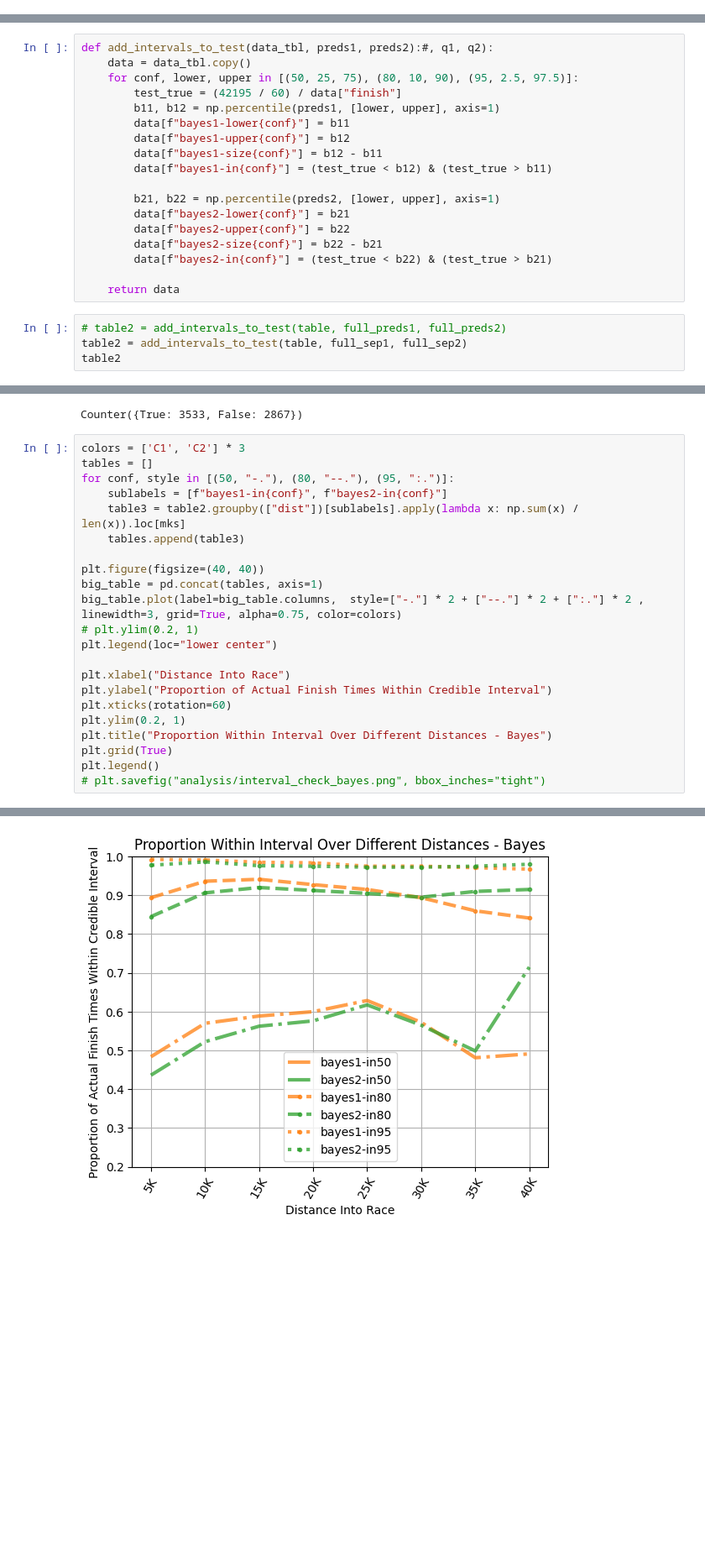
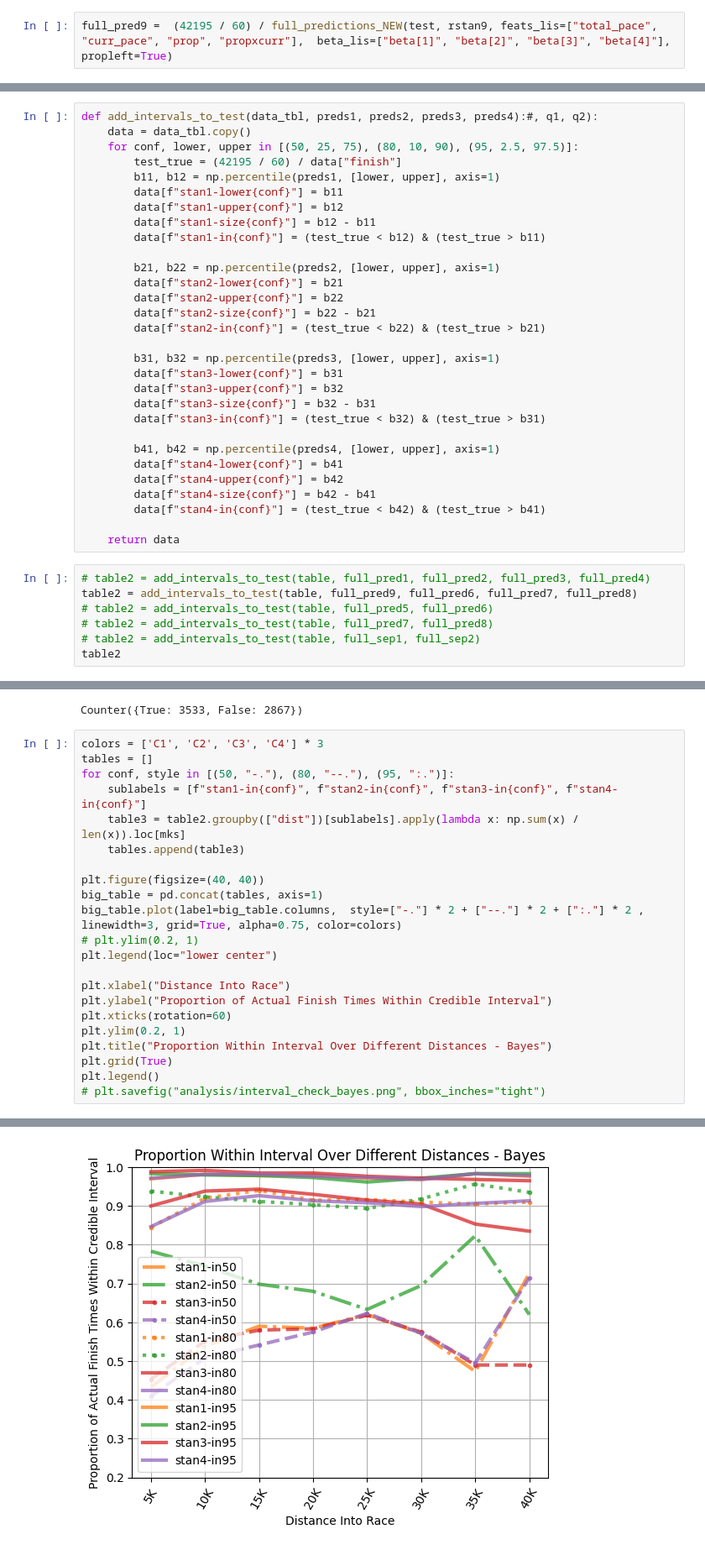
Before and after one commit to eaegerber/Marathon_Predictor, a Jupyter notebook: pystan_test.ipynb, the cells around one changed output, grey strips where cells are left out. Shown at 84% size. Saved outputs shown, nothing was run; the diff lists cells and outputs as text; blank space fills up the shorter version.

Commit message:
Added various rstan results

```diff
--- a/pystan_test.ipynb
+++ b/pystan_test.ipynb
@@ -166,0 +288,2 @@ full_preds1.shape, full_preds2.shape, full_sep1.shape, full_sep2.shape
+# %%
+full_pred9 =  (42195 / 60) / full_predictions_NEW(test, rstan9, feats_lis=["total_pace", "curr_pace", "prop", "propxcurr"],  beta_lis=["beta[1]", "beta[2]", "beta[3]", "beta[4]"], propleft=True)
@@ -177,24 +313,39 @@ full_preds1.shape
 # %%
-def add_intervals_to_test(data_tbl, preds1, preds2):#, q1, q2):
+def add_intervals_to_test(data_tbl, preds1, preds2, preds3, preds4):#, q1, q2):
     data = data_tbl.copy()
     for conf, lower, upper in [(50, 25, 75), (80, 10, 90), (95, 2.5, 97.5)]:
         test_true = (42195 / 60) / data["finish"]
         b11, b12 = np.percentile(preds1, [lower, upper], axis=1)
-        data[f"bayes1-lower{conf}"] = b11
-        data[f"bayes1-upper{conf}"] = b12
-        data[f"bayes1-size{conf}"] = b12 - b11
-        data[f"bayes1-in{conf}"] = (test_true < b12) & (test_true > b11)
+        data[f"stan1-lower{conf}"] = b11
+        data[f"stan1-upper{conf}"] = b12
+        data[f"stan1-size{conf}"] = b12 - b11
+        data[f"stan1-in{conf}"] = (test_true < b12) & (test_true > b11)
 
         b21, b22 = np.percentile(preds2, [lower, upper], axis=1)
-        data[f"bayes2-lower{conf}"] = b21
-        data[f"bayes2-upper{conf}"] = b22
-        data[f"bayes2-size{conf}"] = b22 - b21
-        data[f"bayes2-in{conf}"] = (test_true < b22) & (test_true > b21)
+        data[f"stan2-lower{conf}"] = b21
+        data[f"stan2-upper{conf}"] = b22
+        data[f"stan2-size{conf}"] = b22 - b21
+        data[f"stan2-in{conf}"] = (test_true < b22) & (test_true > b21)
+
+        b31, b32 = np.percentile(preds3, [lower, upper], axis=1)
+        data[f"stan3-lower{conf}"] = b31
+        data[f"stan3-upper{conf}"] = b32
+        data[f"stan3-size{conf}"] = b32 - b31
+        data[f"stan3-in{conf}"] = (test_true < b32) & (test_true > b31)
+
+        b41, b42 = np.percentile(preds4, [lower, upper], axis=1)
+        data[f"stan4-lower{conf}"] = b41
+        data[f"stan4-upper{conf}"] = b42
+        data[f"stan4-size{conf}"] = b42 - b41
+        data[f"stan4-in{conf}"] = (test_true < b42) & (test_true > b41)
 
     return data
 # %%
-# table2 = add_intervals_to_test(table, full_preds1, full_preds2)
-table2 = add_intervals_to_test(table, full_sep1, full_sep2)
+# table2 = add_intervals_to_test(table, full_pred1, full_pred2, full_pred3, full_pred4)
+table2 = add_intervals_to_test(table, full_pred9, full_pred6, full_pred7, full_pred8)
+# table2 = add_intervals_to_test(table, full_pred5, full_pred6)
+# table2 = add_intervals_to_test(table, full_pred7, full_pred8)
+# table2 = add_intervals_to_test(table, full_sep1, full_sep2)
 table2
 # %% [output]
 |  | id | dist | curr_pace | total_pace | finish | age | gender | year | prop | propleft | ... |
@@ -216,29 +367,29 @@ Counter(table2["bayes1-in50"])
 # %% [output]
 Counter({True: 3533, False: 2867})
 # %%
-colors = ['C1', 'C2'] * 3
+colors = ['C1', 'C2', 'C3', 'C4'] * 3
 tables = []
 for conf, style in [(50, "-."), (80, "--."), (95, ":.")]:
-    sublabels = [f"bayes1-in{conf}", f"bayes2-in{conf}"]
+    sublabels = [f"stan1-in{conf}", f"stan2-in{conf}", f"stan3-in{conf}", f"stan4-in{conf}"]
     table3 = table2.groupby(["dist"])[sublabels].apply(lambda x: np.sum(x) / len(x)).loc[mks]
     tables.append(table3)
 
 plt.figure(figsize=(40, 40))
 big_table = pd.concat(tables, axis=1)
 big_table.plot(label=big_table.columns,  style=["-."] * 2 + ["--."] * 2 + [":."] * 2 , linewidth=3, grid=True, alpha=0.75, color=colors)
 # plt.ylim(0.2, 1)
 plt.legend(loc="lower center")
 
 plt.xlabel("Distance Into Race")
 plt.ylabel("Proportion of Actual Finish Times Within Credible Interval")
 plt.xticks(rotation=60)
 plt.ylim(0.2, 1)
 plt.title("Proportion Within Interval Over Different Distances - Bayes")
 plt.grid(True)
 plt.legend()
 # plt.savefig("analysis/interval_check_bayes.png", bbox_inches="tight")
 # %% [output]
 <matplotlib.legend.Legend at 0x...>
 <Figure size 4000x4000 with 0 Axes>
-[figure, old version]
+[figure, new version]
 # %%
```
Also changed, not shown: parts of 21 cells of this notebook, 18 other files.
